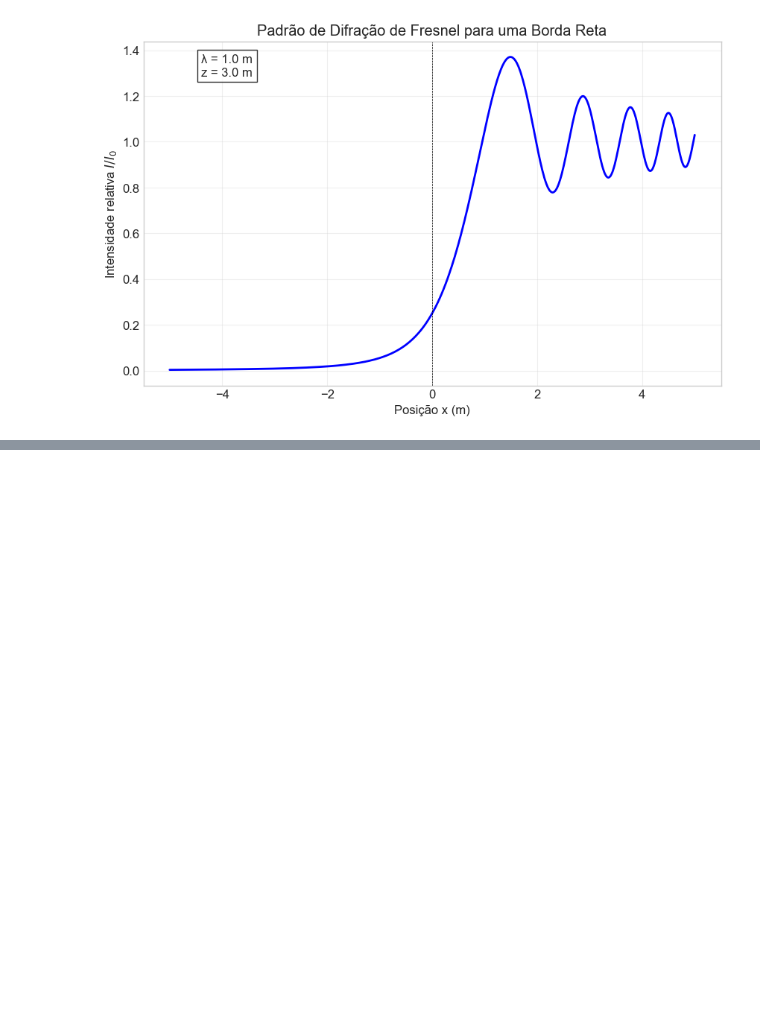
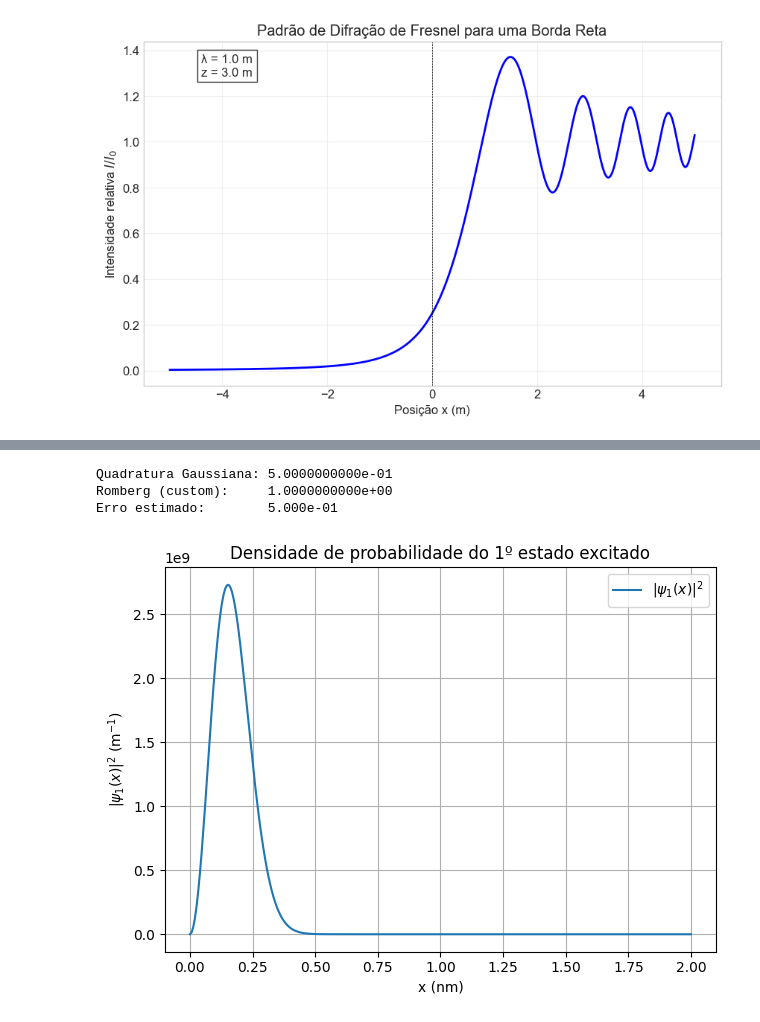
Before and after one commit to KaiqueFalcao/AV7, a Jupyter notebook: AV7.ipynb, the cells around one changed output, grey strips where cells are left out. Drawn from its saved outputs; the diff is of its cells as text; code cells hidden in the pictures; blank space fills up the shorter version.

```diff
--- a/AV7.ipynb
+++ b/AV7.ipynb
@@ -299,3 +299,76 @@ plt.show()
 ![alt text](Questão3_a.png)
 
 ![alt text](Questão3_b.png)
+# %%
+import numpy as np
+import matplotlib.pyplot as plt
+from scipy.integrate import fixed_quad
+
+# Constantes físicas
+m = 9.11e-31         # kg
+hbar = 1.054e-34     # J·s
+omega = 5e15         # rad/s
+
+# Função de onda do primeiro estado excitado
+def psi1_sq(x):
+    alpha = m * omega / hbar
+    norm = (alpha / np.pi)**0.5
+    return norm * (2 * alpha) * x**2 * np.exp(-alpha * x**2)
+
+# Implementação própria do método de Romberg
+def romberg_custom(f, a, b, max_iter=10, tol=1e-12):
+    R = np.zeros((max_iter, max_iter), dtype=float)
+    # Primeira estimativa: Trapézio simples
+    R[0, 0] = 0.5 * (b - a) * (f(a) + f(b))
+
+    for i in range(1, max_iter):
+        n = 2**i
+        h = (b - a) / n
+        # Soma dos pontos médios novos
+        sum_mid = sum(f(a + (k + 0.5) * h) for k in range(n))
+        R[i, 0] = 0.5 * R[i-1, 0] + h * sum_mid
+
+        # Extrapolação de Richardson
+        for k in range(1, i + 1):
+            R[i, k] = R[i, k-1] + (R[i, k-1] - R[i-1, k-1]) / (4**k - 1)
+
+        # Critério de parada
+        if abs(R[i, i] - R[i-1, i-1]) < tol:
+            return R[i, i]
+
+    return R[max_iter-1, max_iter-1]
+
+# Intervalo de integração
+a = 0
+b = 2e-9  # 2 nm
+
+# Quadratura Gaussiana (n=50 pontos)
+gauss_res, _ = fixed_quad(psi1_sq, a, b, n=50)
+
+# Romberg customizado
+romberg_res = romberg_custom(psi1_sq, a, b, max_iter=10, tol=1e-12)
+
+# Erro estimado
+erro_est = abs(gauss_res - romberg_res)
+
+print(f"Quadratura Gaussiana: {gauss_res:.10e}")
+print(f"Romberg (custom):     {romberg_res:.10e}")
+print(f"Erro estimado:        {erro_est:.3e}")
+
+# Gráfico da função integranda
+x_vals = np.linspace(a, b, 300)
+y_vals = psi1_sq(x_vals)
+
+plt.plot(x_vals*1e9, y_vals, label=r"$|\psi_1(x)|^2$")
+plt.xlabel("x (nm)")
+plt.ylabel(r"$|\psi_1(x)|^2$ (m$^{-1}$)")
+plt.title("Densidade de probabilidade do 1º estado excitado")
+plt.grid(True)
+plt.legend()
+plt.tight_layout()
+plt.show()
+# %% [output]
+Quadratura Gaussiana: 5.0000000000e-01
+Romberg (custom):     1.0000000000e+00
+Erro estimado:        5.000e-01
+[figure, added]
```
Also changed, not shown: parts of 1 cell of this notebook.
